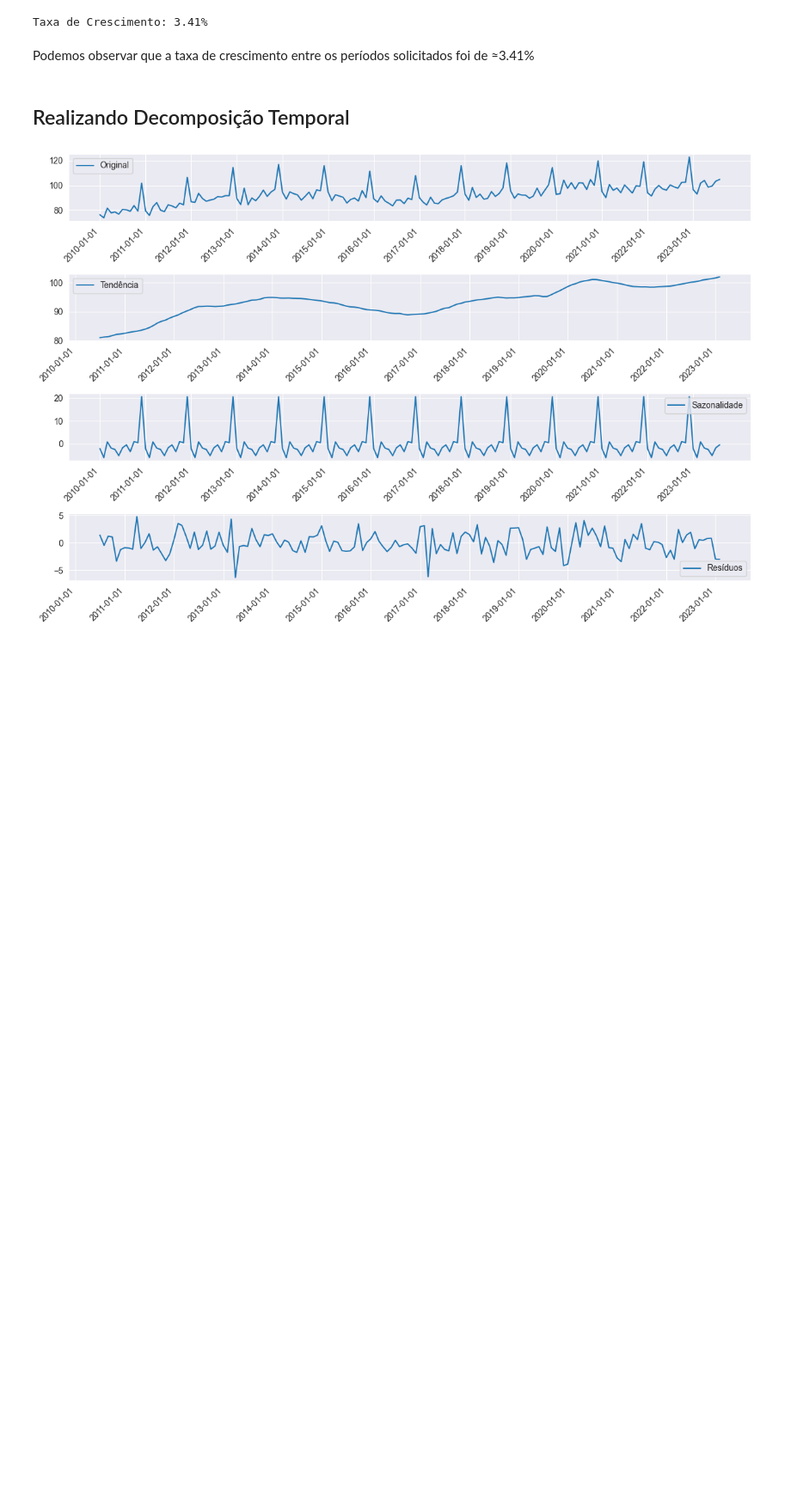
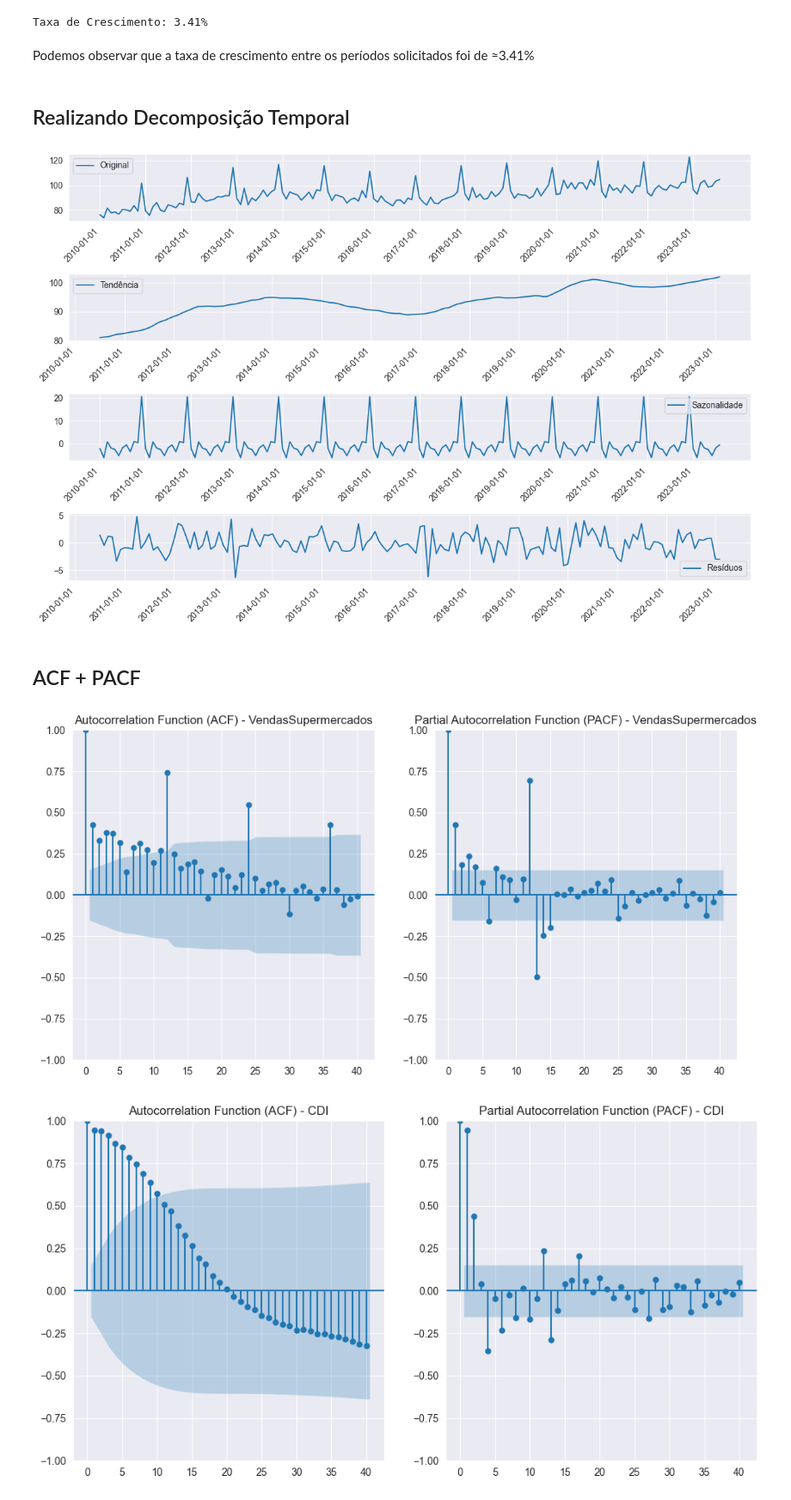
Before and after one commit to lspraciano/timeSeriesChallengeDez23, a Jupyter notebook: supermarket.ipynb, the cells around one changed output. Shown: that part at 86% size. Cells and saved outputs as stored; diff of their text form; code cells hidden in the pictures; blank space fills up the shorter version.

Commit message:
feat: entendo acf x pacf

```diff
--- a/supermarket.ipynb
+++ b/supermarket.ipynb
@@ -381,27 +389,27 @@ Podemos observar que a taxa de crescimento entre os períodos solicitados foi de
 # %%
 decompose_df: pd.DataFrame = super_market_df.copy()
 
-super_market_df["Date"]: pd.Series = pd.to_datetime(
-    arg=super_market_df["Date"]
+decompose_df["Date"]: pd.Series = pd.to_datetime(
+    arg=decompose_df["Date"]
 )
 
-super_market_df.set_index(
+decompose_df.set_index(
     keys="Date",
     inplace=True
 )
 
 result: DecomposeResult = seasonal_decompose(
-    x=super_market_df["VendasSupermercados"],
+    x=decompose_df["VendasSupermercados"],
     model="additive",
     period=12
 )
 
-anos: np.ndarray = pd.to_datetime(super_market_df.index).to_period("Y").astype(str).unique()
+anos: np.ndarray = pd.to_datetime(decompose_df.index).to_period("Y").astype(str).unique()
 
 plt.figure(figsize=(12, 8))
 plt.subplot(4, 1, 1)
 plt.plot(
-    super_market_df["VendasSupermercados"],
+    decompose_df["VendasSupermercados"],
     label="Original"
 )
 plt.legend()
@@ -451,3 +459,33 @@ plt.tight_layout()
 plt.show()
 # %% [output]
 [figure]
+# %% [markdown]
+## ACF + PACF
+# %%
+def generate_acf_pacf(
+        dataframe: pd.DataFrame,
+        fields_name_list: list[str]
+):
+    for field_name in fields_name_list:
+        lag_acf: acf = acf(dataframe[field_name], nlags=40)
+        lag_pacf: pacf = pacf(dataframe[field_name], nlags=40, method='ols')
+
+        plt.figure(figsize=(12, 6))
+
+        plt.subplot(121)
+        plot_acf(dataframe[field_name], lags=40, ax=plt.gca())
+        plt.title(f'Autocorrelation Function (ACF) - {field_name}')
+
+        plt.subplot(122)
+        plot_pacf(dataframe[field_name], lags=40, ax=plt.gca())
+        plt.title(f'Partial Autocorrelation Function (PACF) - {field_name}')
+
+        plt.show()
+# %%
+generate_acf_pacf(
+    dataframe=super_market_df,
+    fields_name_list=["VendasSupermercados", "CDI"]
+)
+# %% [output]
+[figure, added]
+[figure, added]
```
Also changed, not shown: parts of 3 cells of this notebook.
